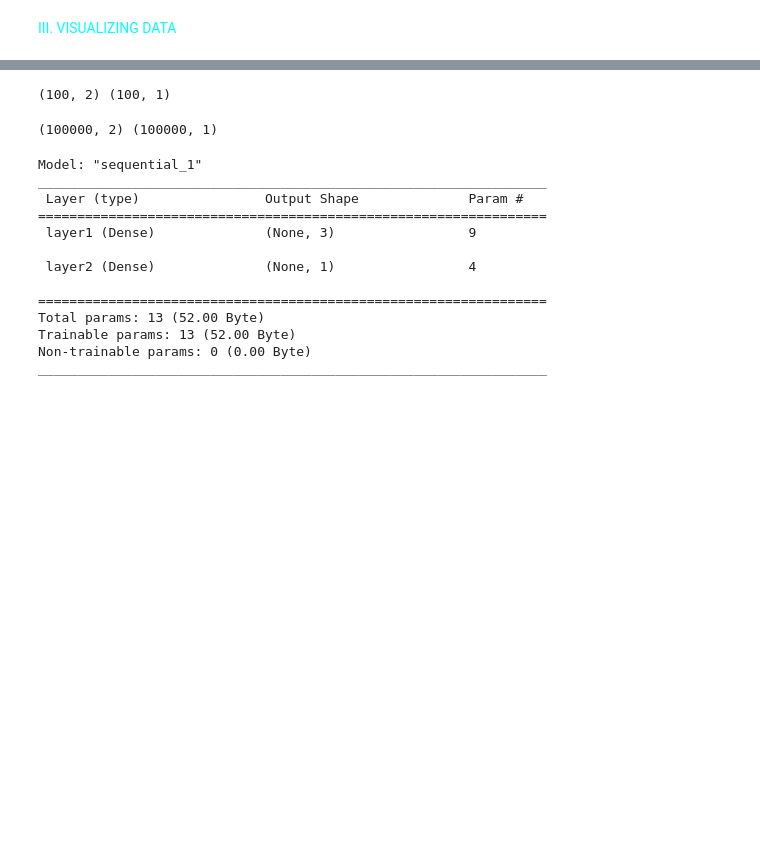
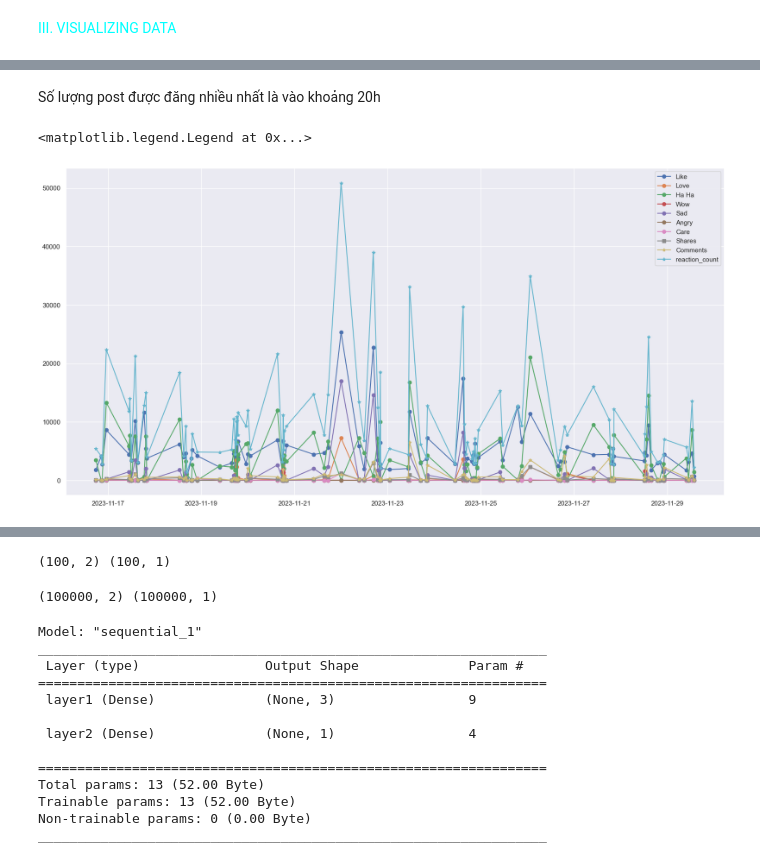
Before and after one commit to nguyenduchuyiu/facebook_analysis, a Jupyter notebook: main.ipynb, the cells around one changed output, grey strips where cells are left out. Cells and saved outputs as stored; diff of their text form; code cells hidden in the pictures; blank space fills up the shorter version.

```diff
--- a/main.ipynb
+++ b/main.ipynb
@@ -162,0 +113,20 @@ df['hour'].value_counts().sort_index().plot(kind='bar', figsize=(14,6))
+# %% [markdown]
+Số lượng post được đăng nhiều nhất là vào khoảng 20h
+# %%
+# Reactions over time
+fig, ax = plt.subplots(figsize=(20, 10))
+ax.plot(df['time'], df['like'], label = "Like", marker="o")
+ax.plot(df['time'], df['love'], label = "Love", marker="o")
+ax.plot(df['time'], df['haha'], label = "Ha Ha", marker="o")
+ax.plot(df['time'], df['wow'], label = "Wow", marker="o")
+ax.plot(df['time'], df['sad'], label = "Sad", marker="o")
+ax.plot(df['time'], df['angry'], label = "Angry", marker="o")
+ax.plot(df['time'], df['care'], label = "Care", marker="o")
+ax.plot(df['time'], df['shares'], label = "Shares", marker="s")
+ax.plot(df['time'], df['comments'], label = "Comments", marker="*")
+ax.plot(df['time'], df['reaction_count'], label = "reaction_count", marker="*")
+
+plt.legend()
+# %% [output]
+<matplotlib.legend.Legend at 0x...>
+[figure, added]
```
Also changed, not shown: parts of 11 cells of this notebook.
